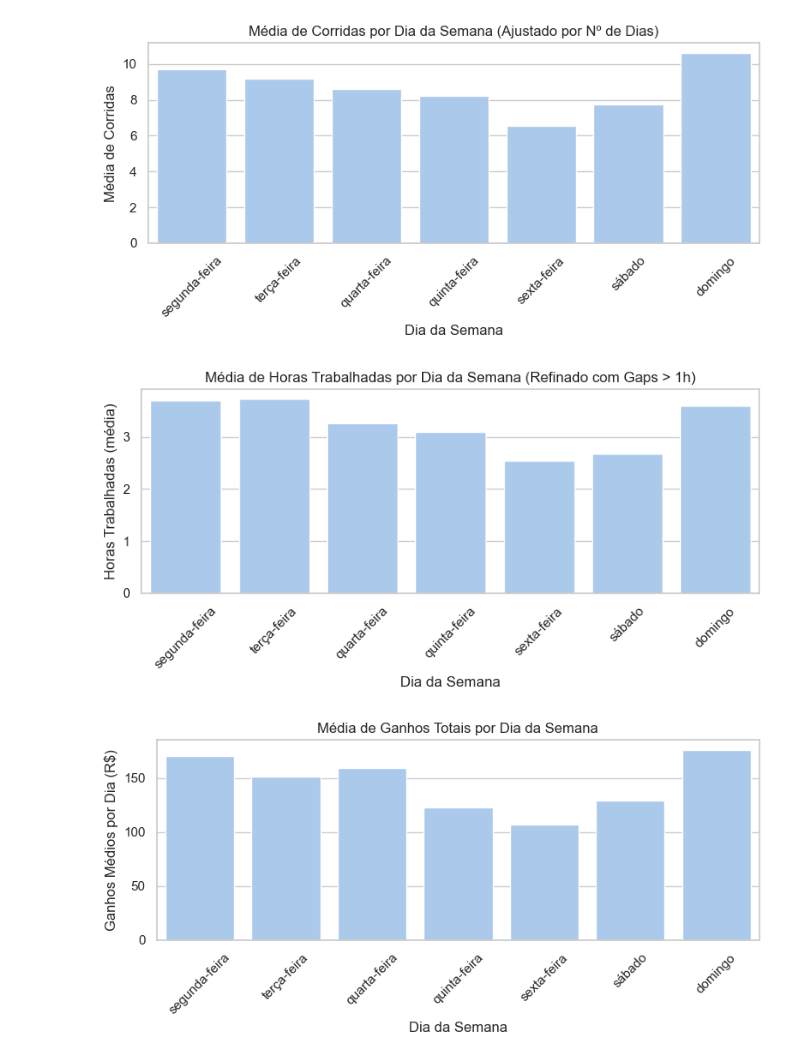
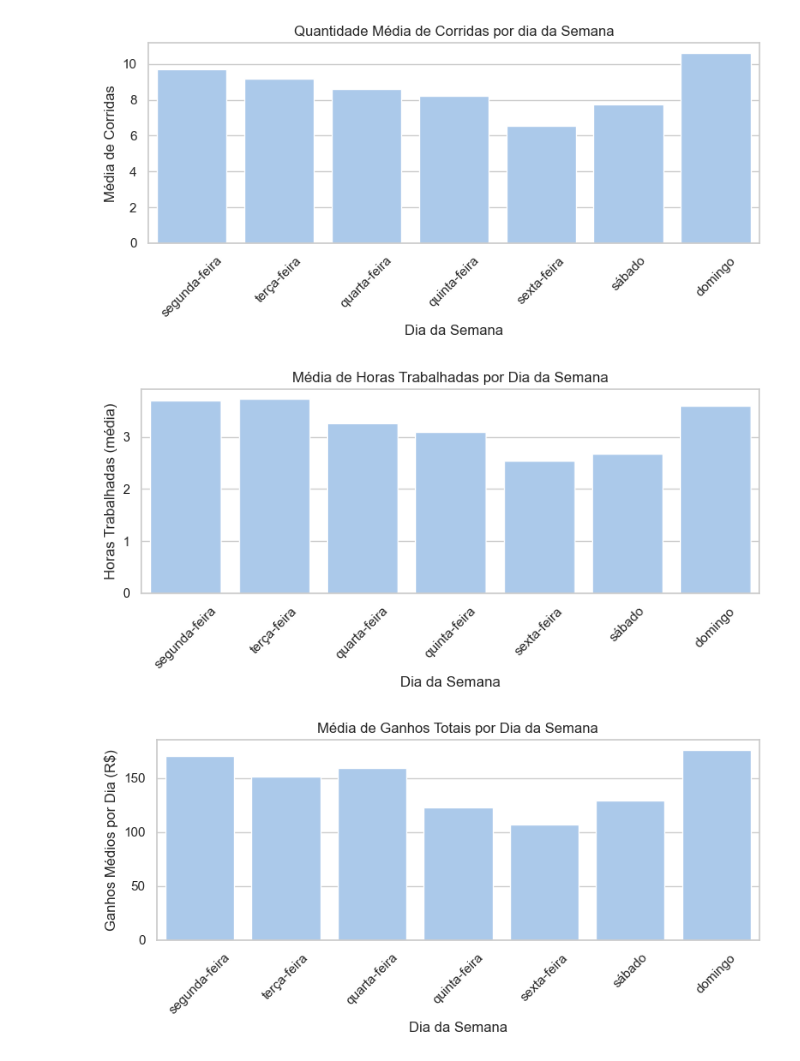
Before and after one commit to VHugo09/motorista-data-insigths, a Jupyter notebook: notebooks/exploracao_inicial.ipynb, the cells around one changed output. Drawn from its saved outputs; the diff is of its cells as text; code cells hidden in the pictures.

```diff
--- a/notebooks/exploracao_inicial.ipynb
+++ b/notebooks/exploracao_inicial.ipynb
@@ -27,6 +27,8 @@ df["Total fee"] = pd.to_numeric(df["Total fee"], errors='coerce')
 #filtra corridas finalizadas com valor
 df_finalizadas = df[(df["Order status"] == "finished") & (df["Total fee"].notnull())]
 
+ordem_dias = ["segunda-feira", "terça-feira", "quarta-feira", "quinta-feira", "sexta-feira", "sábado", "domingo"]
+
 ##grafico de corridas por dia da semana
 dias_unicos_semana = df_finalizadas.groupby("Order call PAX/Day")["Order call PAX/Date"].nunique()
 corridas_totais = df_finalizadas["Order call PAX/Day"].value_counts()
@@ -34,7 +36,7 @@ media_corridas_por_dia = (corridas_totais / dias_unicos_semana).reindex(ordem_di
 
 plt.figure(figsize=(8,4))
 sns.barplot(x=media_corridas_por_dia.index, y=media_corridas_por_dia.values)
-plt.title("Média de Corridas por Dia da Semana (Ajustado por Nº de Dias)")
+plt.title("Quantidade Média de Corridas por dia da Semana")
 plt.xlabel("Dia da Semana")
 plt.ylabel("Média de Corridas")
 plt.xticks(rotation=45)
@@ -66,39 +68,39 @@ horas_por_dia = sessoes.groupby(["data", "dia_semana"])["duracao_horas"].sum().r
 
 media_refinada = horas_por_dia.groupby("dia_semana")["duracao_horas"].mean().reindex(ordem_dias)
 
 #cria o grafico
 plt.figure(figsize=(8,4))
 sns.barplot(x=media_refinada.index, y=media_refinada.values)
-plt.title("Média de Horas Trabalhadas por Dia da Semana (Refinado com Gaps > 1h)")
+plt.title("Média de Horas Trabalhadas por Dia da Semana")
 plt.xlabel("Dia da Semana")
 plt.ylabel("Horas Trabalhadas (média)")
 plt.xticks(rotation=45)
 plt.tight_layout()
 plt.show()
 
-# Agrupa por data e soma os ganhos por dia
+##grafico da media de ganhos do motorista por dia da semana
+#agrupa por data e soma os ganhos por dia
 ganhos_por_dia = df_finalizadas.groupby(["Order call PAX/Date", "Order call PAX/Day"])["Total fee"].sum().reset_index()
 ganhos_por_dia.columns = ["data", "dia_semana", "ganho_total_dia"]
 
-# Calcula a média por dia da semana
 media_ganhos = ganhos_por_dia.groupby("dia_semana")["ganho_total_dia"].mean().reindex(ordem_dias)
 
-# Gráfico
+#cria o grafico
 plt.figure(figsize=(8,4))
 sns.barplot(x=media_ganhos.index, y=media_ganhos.values)
 plt.title("Média de Ganhos Totais por Dia da Semana")
 plt.xlabel("Dia da Semana")
 plt.ylabel("Ganhos Médios por Dia (R$)")
 plt.xticks(rotation=45)
 plt.tight_layout()
 plt.show()
 
 
 print(df.head())
 print(df.info())
 # %% [output]
-[figure, old version]
+[figure, new version]
-[figure, old version]
+[figure, new version]
 [figure]
          Order ID Order status Order call PAX/Date Order call PAX/Hour  \
 0  22073875050856     finished          2025-02-24     0 days 02:15:11
```
